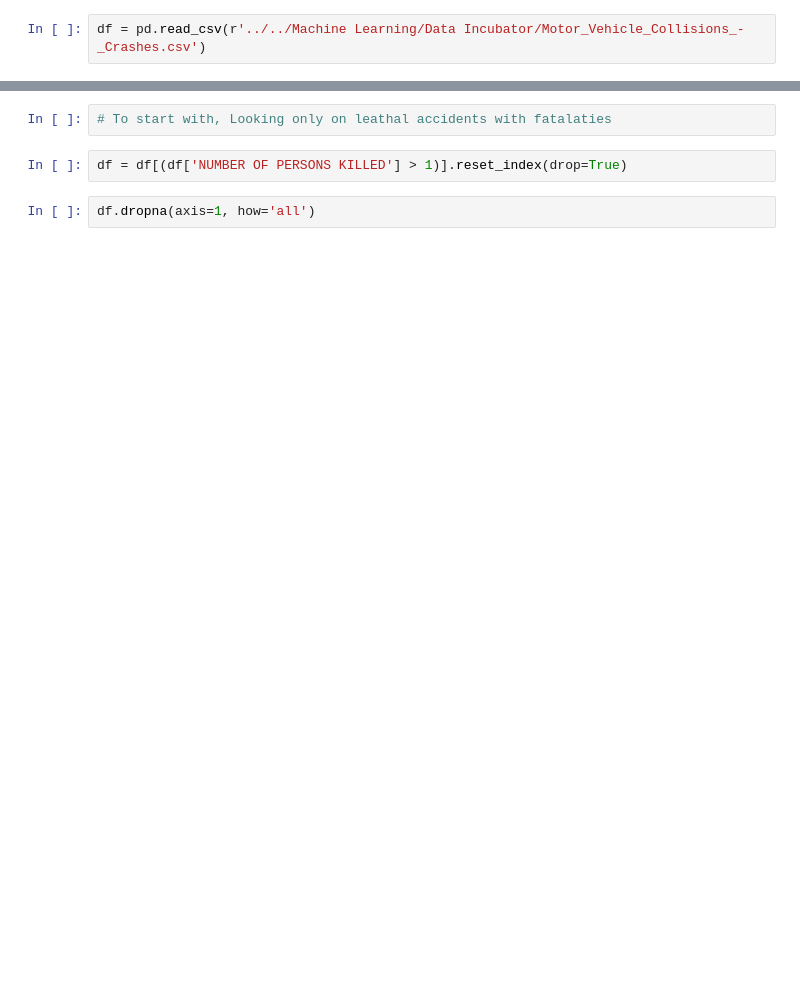
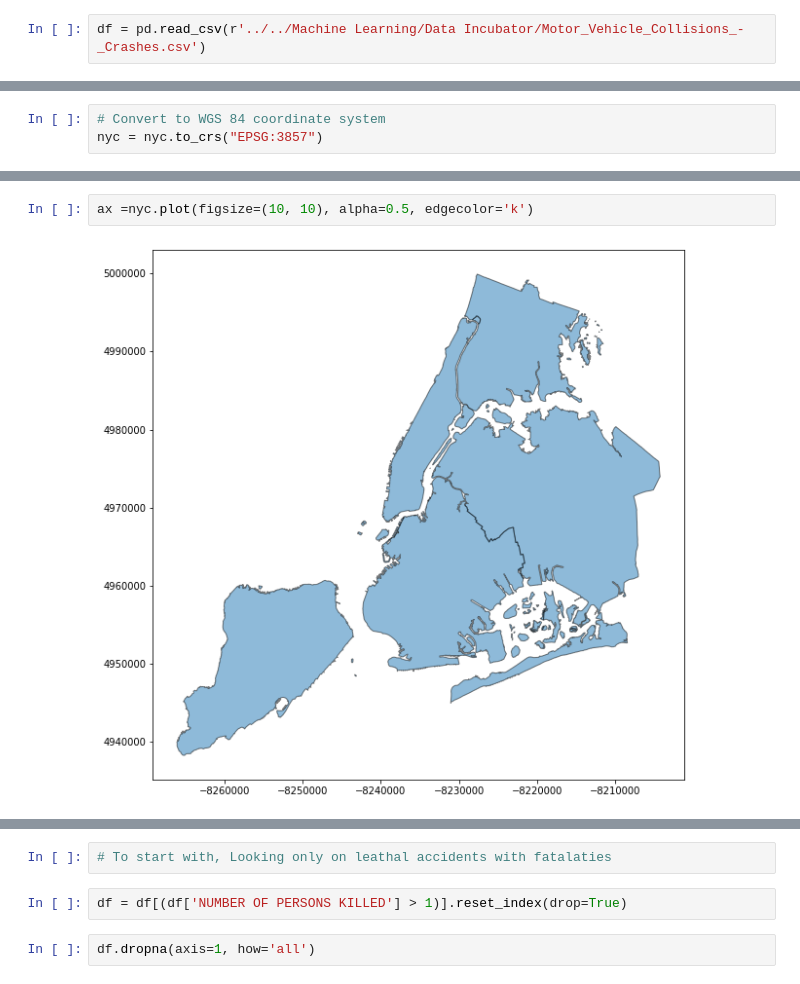
Before and after one commit to felixilie/nyc-motor-vehicle-collision, a Jupyter notebook: generate_plot1.ipynb, the cells around one changed output, grey strips where cells are left out. Cells and saved outputs as stored; diff of their text form; blank space fills up the shorter version.

```diff
--- a/generate_plot1.ipynb
+++ b/generate_plot1.ipynb
@@ -28,0 +159,3 @@ df
+# %%
+# Convert to WGS 84 coordinate system
+nyc = nyc.to_crs("EPSG:3857")
@@ -28,0 +179,4 @@ df
+# %%
+ax =nyc.plot(figsize=(10, 10), alpha=0.5, edgecolor='k')
+# %% [output]
+[figure, added]
```
Also changed, not shown: parts of 24 cells of this notebook, 1 other file.
